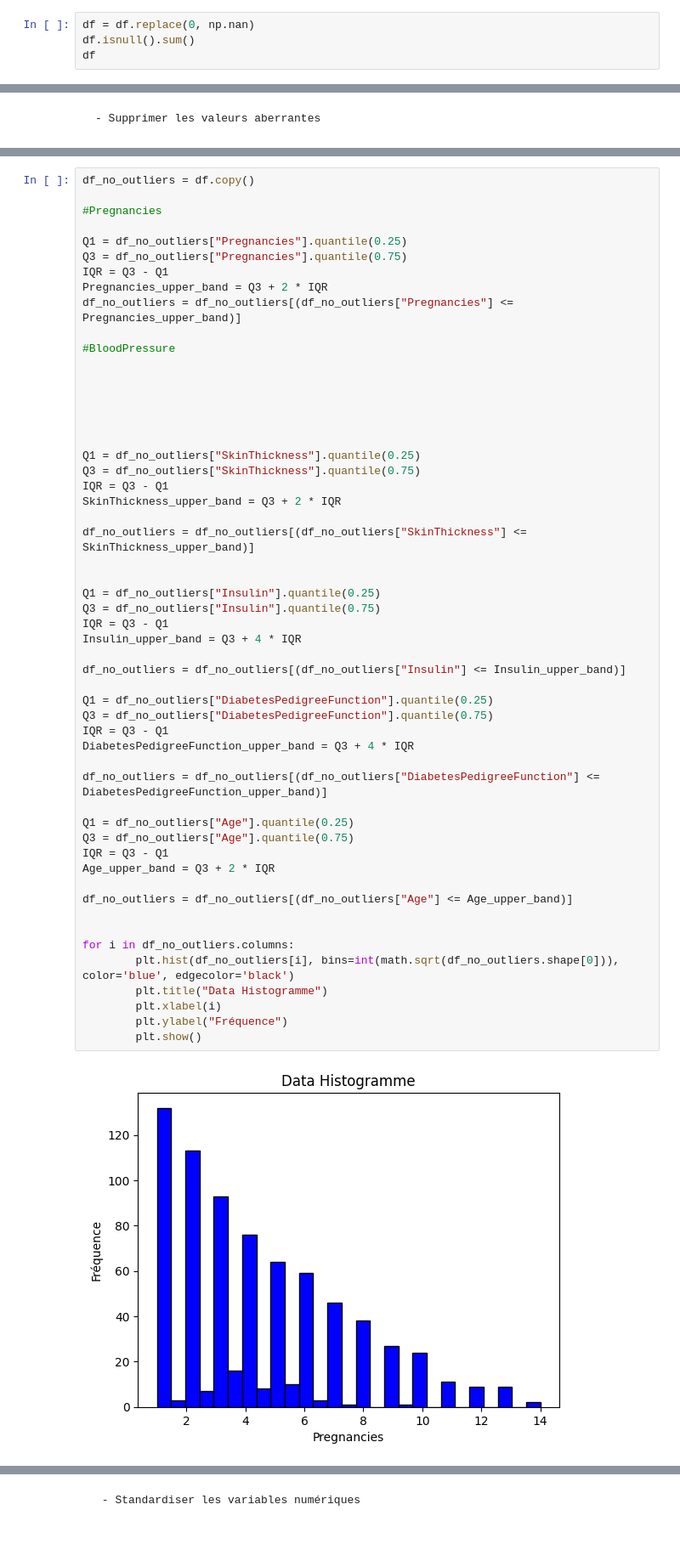
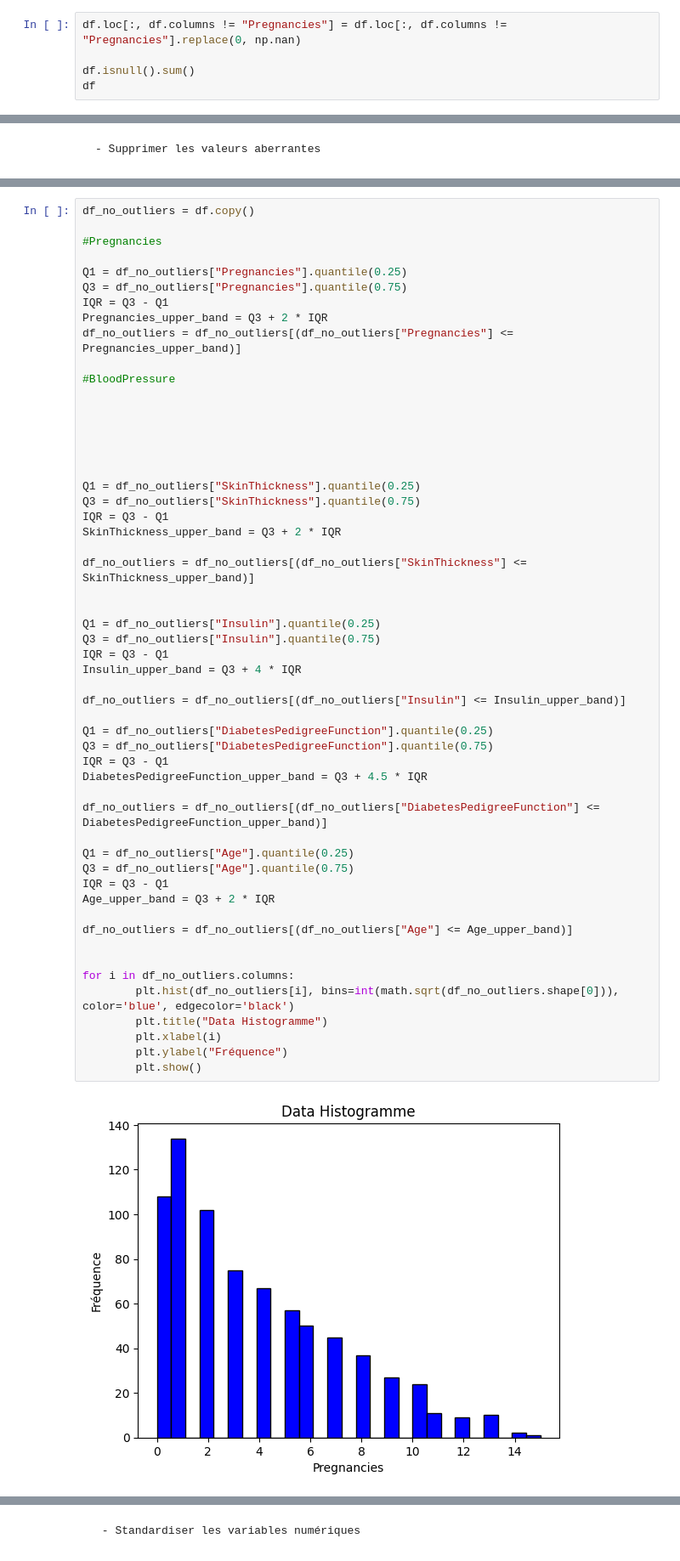
Before and after one commit to mohammedip/Analyse-et-Pr-diction-du-Risque-de-Diab-te, a Jupyter notebook: notebook/EDA.ipynb, the cells around one changed output, grey strips where cells are left out. Shown at 85% size. Drawn from its saved outputs; the diff is of its cells as text.

```diff
--- a/notebook/EDA.ipynb
+++ b/notebook/EDA.ipynb
@@ -60,7 +60,8 @@ df[df.duplicated()]
 # %% [output]
 |  | Unnamed: 0 | Pregnancies | Glucose | BloodPressure | SkinThickness | Insulin | BMI | ... |
 # %%
-df = df.replace(0, np.nan)
+df.loc[:, df.columns != "Pregnancies"] = df.loc[:, df.columns != "Pregnancies"].replace(0, np.nan)
+
 df.isnull().sum()
 df
 # %% [output]
@@ -159,32 +177,32 @@ df_no_outliers = df_no_outliers[(df_no_outliers["SkinThickness"] <= SkinThicknes
 
 
 Q1 = df_no_outliers["Insulin"].quantile(0.25)
 Q3 = df_no_outliers["Insulin"].quantile(0.75)
 IQR = Q3 - Q1
 Insulin_upper_band = Q3 + 4 * IQR
 
 df_no_outliers = df_no_outliers[(df_no_outliers["Insulin"] <= Insulin_upper_band)]
 
 Q1 = df_no_outliers["DiabetesPedigreeFunction"].quantile(0.25)
 Q3 = df_no_outliers["DiabetesPedigreeFunction"].quantile(0.75)
 IQR = Q3 - Q1
-DiabetesPedigreeFunction_upper_band = Q3 + 4 * IQR
+DiabetesPedigreeFunction_upper_band = Q3 + 4.5 * IQR
 
 df_no_outliers = df_no_outliers[(df_no_outliers["DiabetesPedigreeFunction"] <= DiabetesPedigreeFunction_upper_band)]
 
 Q1 = df_no_outliers["Age"].quantile(0.25)
 Q3 = df_no_outliers["Age"].quantile(0.75)
 IQR = Q3 - Q1
 Age_upper_band = Q3 + 2 * IQR
 
 df_no_outliers = df_no_outliers[(df_no_outliers["Age"] <= Age_upper_band)]
 
 
 for i in df_no_outliers.columns:
         plt.hist(df_no_outliers[i], bins=int(math.sqrt(df_no_outliers.shape[0])), color='blue', edgecolor='black')
         plt.title("Data Histogramme")
         plt.xlabel(i)
         plt.ylabel("Fréquence")
         plt.show()
 # %% [output]
-[figure, old version]
+[figure, new version]
```
Also changed, not shown: parts of 18 cells of this notebook, 1 other file.
